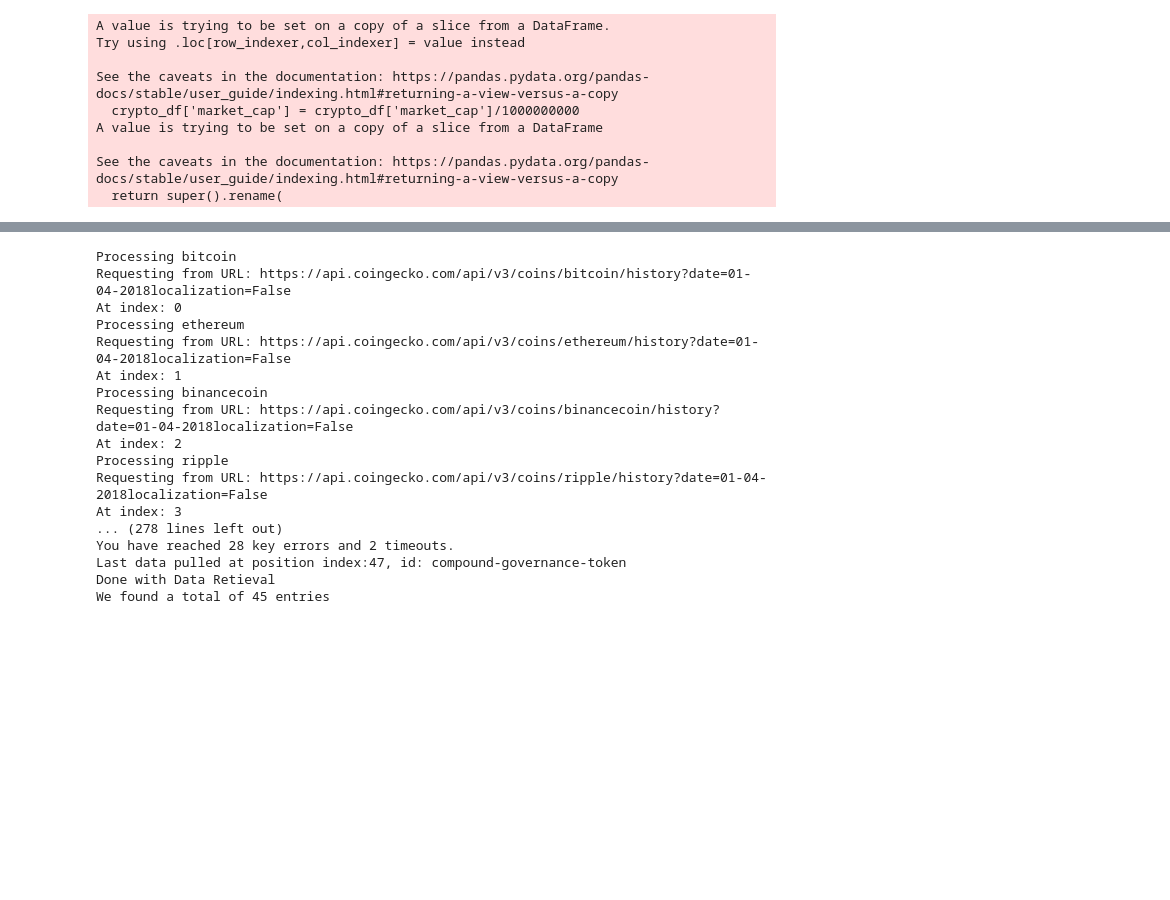
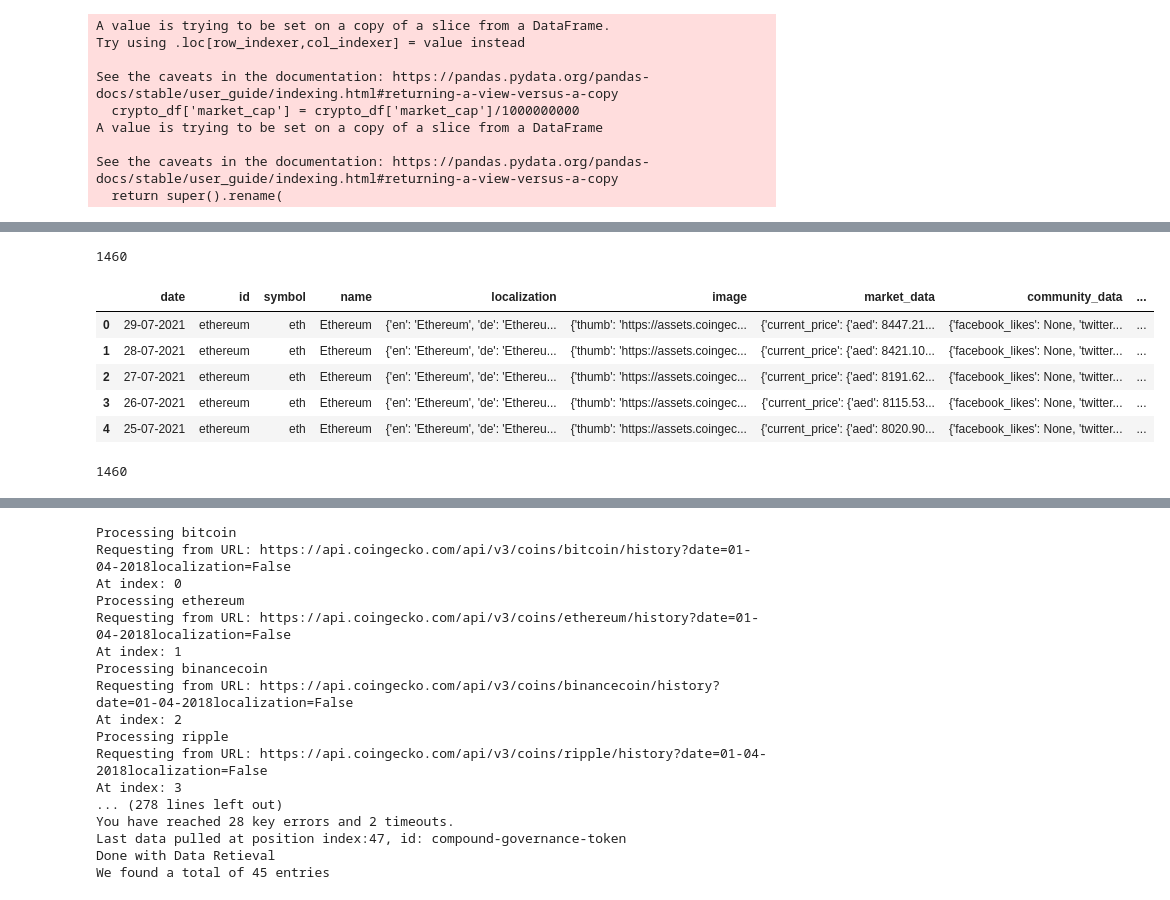
Before and after one commit to DataJohann/cryptocurrencies, a Jupyter notebook: crypto/data_extraction/data_extraction_app.ipynb, the cells around one changed output, grey strips where cells are left out. Drawn from its saved outputs; the diff is of its cells as text; code cells hidden in the pictures; blank space fills up the shorter version.

```diff
--- a/crypto/data_extraction/data_extraction_app.ipynb
+++ b/crypto/data_extraction/data_extraction_app.ipynb
@@ -274,0 +195,2 @@ len(bitcoin_df.columns)
+# %%
+ethereum_list = []
@@ -274,0 +220,20 @@ len(bitcoin_df.columns)
+# %%
+len(ethereum_list)
+# %% [output]
+1460
+# %%
+ethereum_df = pd.DataFrame(ethereum_list)
+ethereum_df.to_csv('../static/data/ethereum_four_years_data.csv')
+ethereum_df.head()
+# %% [output]
+|  | date | id | symbol | name | localization | image | market_data | community_data | ... |
+| 0 | 29-07-2021 | ethereum | eth | Ethereum | {'en': 'Ethereum', 'de': 'Ethereu... | {'thumb': 'https://assets.coingec... | {'current_price': {'aed': 8447.21... | {'facebook_likes': None, 'twitter... | ... |
+| 1 | 28-07-2021 | ethereum | eth | Ethereum | {'en': 'Ethereum', 'de': 'Ethereu... | {'thumb': 'https://assets.coingec... | {'current_price': {'aed': 8421.10... | {'facebook_likes': None, 'twitter... | ... |
+| 2 | 27-07-2021 | ethereum | eth | Ethereum | {'en': 'Ethereum', 'de': 'Ethereu... | {'thumb': 'https://assets.coingec... | {'current_price': {'aed': 8191.62... | {'facebook_likes': None, 'twitter... | ... |
+| 3 | 26-07-2021 | ethereum | eth | Ethereum | {'en': 'Ethereum', 'de': 'Ethereu... | {'thumb': 'https://assets.coingec... | {'current_price': {'aed': 8115.53... | {'facebook_likes': None, 'twitter... | ... |
+| 4 | 25-07-2021 | ethereum | eth | Ethereum | {'en': 'Ethereum', 'de': 'Ethereu... | {'thumb': 'https://assets.coingec... | {'current_price': {'aed': 8020.90... | {'facebook_likes': None, 'twitter... | ... |
+# %%
+# Verify list
+len(bitcoin_list)
+# %% [output]
+1460
```
Also changed, not shown: parts of 30 cells of this notebook, 9 other files.
